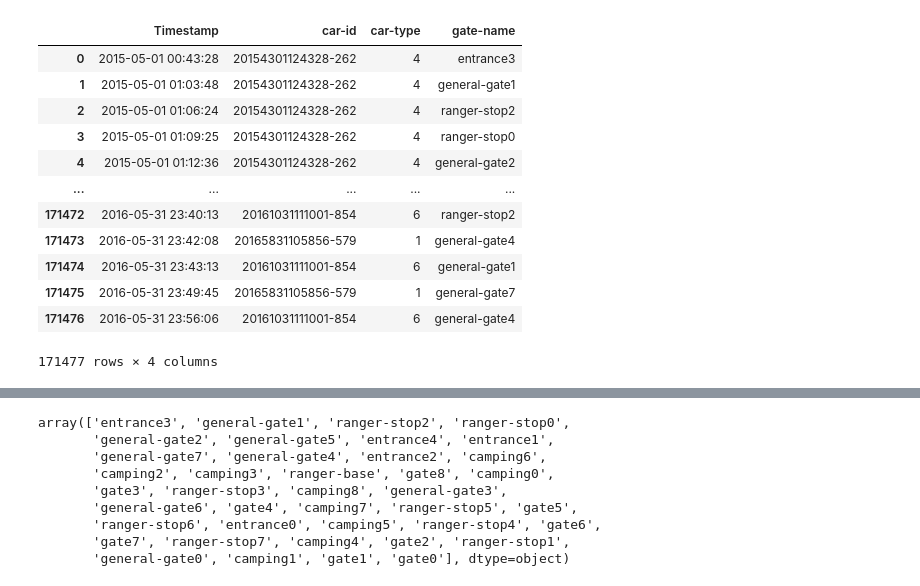
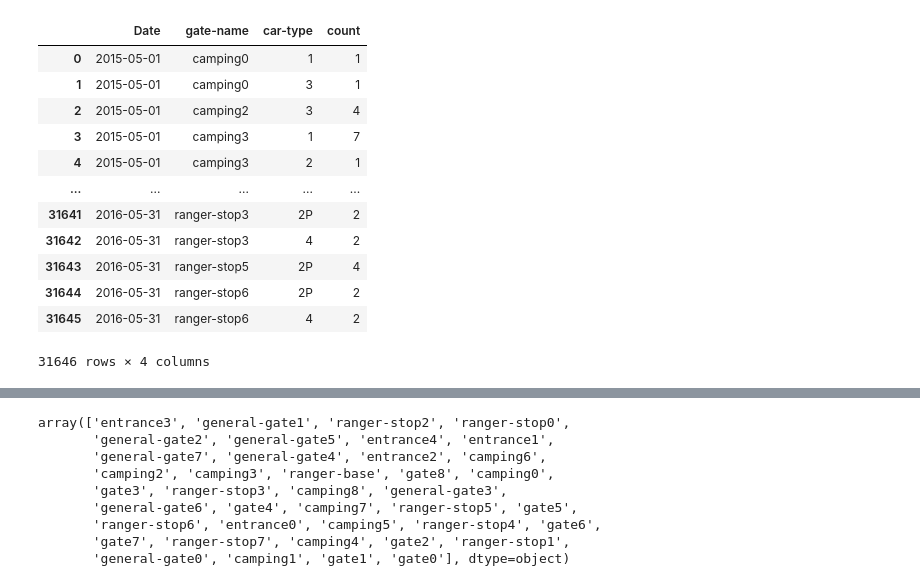
Before and after one commit to ssusnea/sds235-hw3, a Jupyter notebook: traffic_analysis.ipynb, the cells around one changed output, grey strips where cells are left out. Drawn from its saved outputs; the diff is of its cells as text; code cells hidden in the pictures.

```diff
--- a/who-is-suspicious.ipynb
+++ b/traffic_analysis.ipynb
@@ -7,16 +25,18 @@ traffic_data = pd.read_csv('hw03-data/Traffic Data/Lekagul Sensor Data.csv')
-# %%
-traffic_data
-# %% [output]
-|  | Timestamp | car-id | car-type | gate-name |
-| 0 | 2015-05-01 00:43:28 | 20154301124328-262 | 4 | entrance3 |
-| 1 | 2015-05-01 01:03:48 | 20154301124328-262 | 4 | general-gate1 |
-| 2 | 2015-05-01 01:06:24 | 20154301124328-262 | 4 | ranger-stop2 |
-| 3 | 2015-05-01 01:09:25 | 20154301124328-262 | 4 | ranger-stop0 |
-| 4 | 2015-05-01 01:12:36 | 20154301124328-262 | 4 | general-gate2 |
-| ... | ... | ... | ... | ... |
-| 171472 | 2016-05-31 23:40:13 | 20161031111001-854 | 6 | ranger-stop2 |
-| 171473 | 2016-05-31 23:42:08 | 20165831105856-579 | 1 | general-gate4 |
-| 171474 | 2016-05-31 23:43:13 | 20161031111001-854 | 6 | general-gate1 |
-| 171475 | 2016-05-31 23:49:45 | 20165831105856-579 | 1 | general-gate7 |
-| 171476 | 2016-05-31 23:56:06 | 20161031111001-854 | 6 | general-gate4 |
-171477 rows × 4 columns
+# %%
+traffic_data['Date'] = traffic_data['Timestamp'].dt.date
+traffic_day_type_grouped = traffic_data.groupby(['Date', 'gate-name', 'car-type']).size().reset_index(name='count')
+traffic_day_type_grouped
+# %% [output]
+|  | Date | gate-name | car-type | count |
+| 0 | 2015-05-01 | camping0 | 1 | 1 |
+| 1 | 2015-05-01 | camping0 | 3 | 1 |
+| 2 | 2015-05-01 | camping2 | 3 | 4 |
+| 3 | 2015-05-01 | camping3 | 1 | 7 |
+| 4 | 2015-05-01 | camping3 | 2 | 1 |
+| ... | ... | ... | ... | ... |
+| 31641 | 2016-05-31 | ranger-stop3 | 2P | 2 |
+| 31642 | 2016-05-31 | ranger-stop3 | 4 | 2 |
+| 31643 | 2016-05-31 | ranger-stop5 | 2P | 4 |
+| 31644 | 2016-05-31 | ranger-stop6 | 2P | 2 |
+| 31645 | 2016-05-31 | ranger-stop6 | 4 | 2 |
+31646 rows × 4 columns
```
Also changed, not shown: parts of 3 cells of this notebook.
